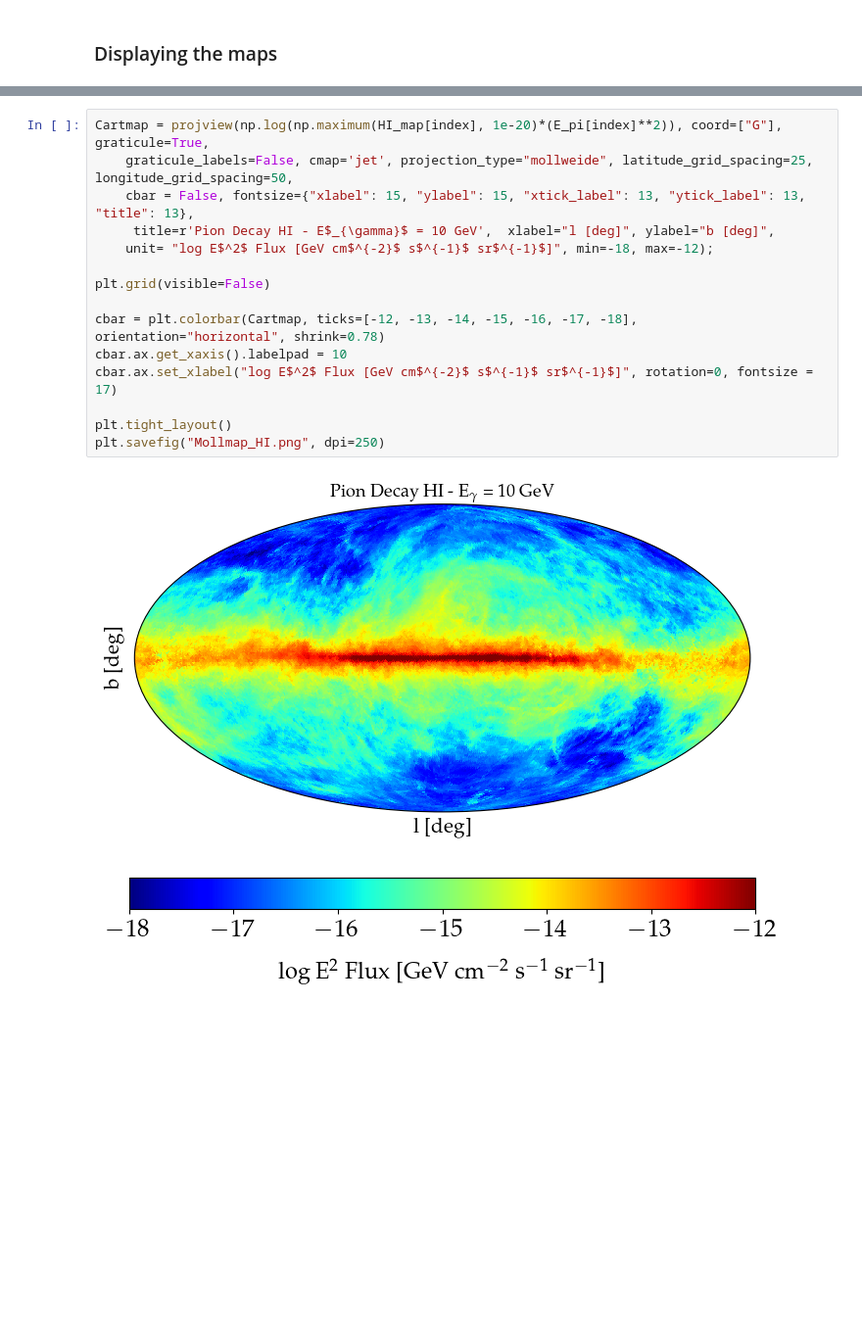
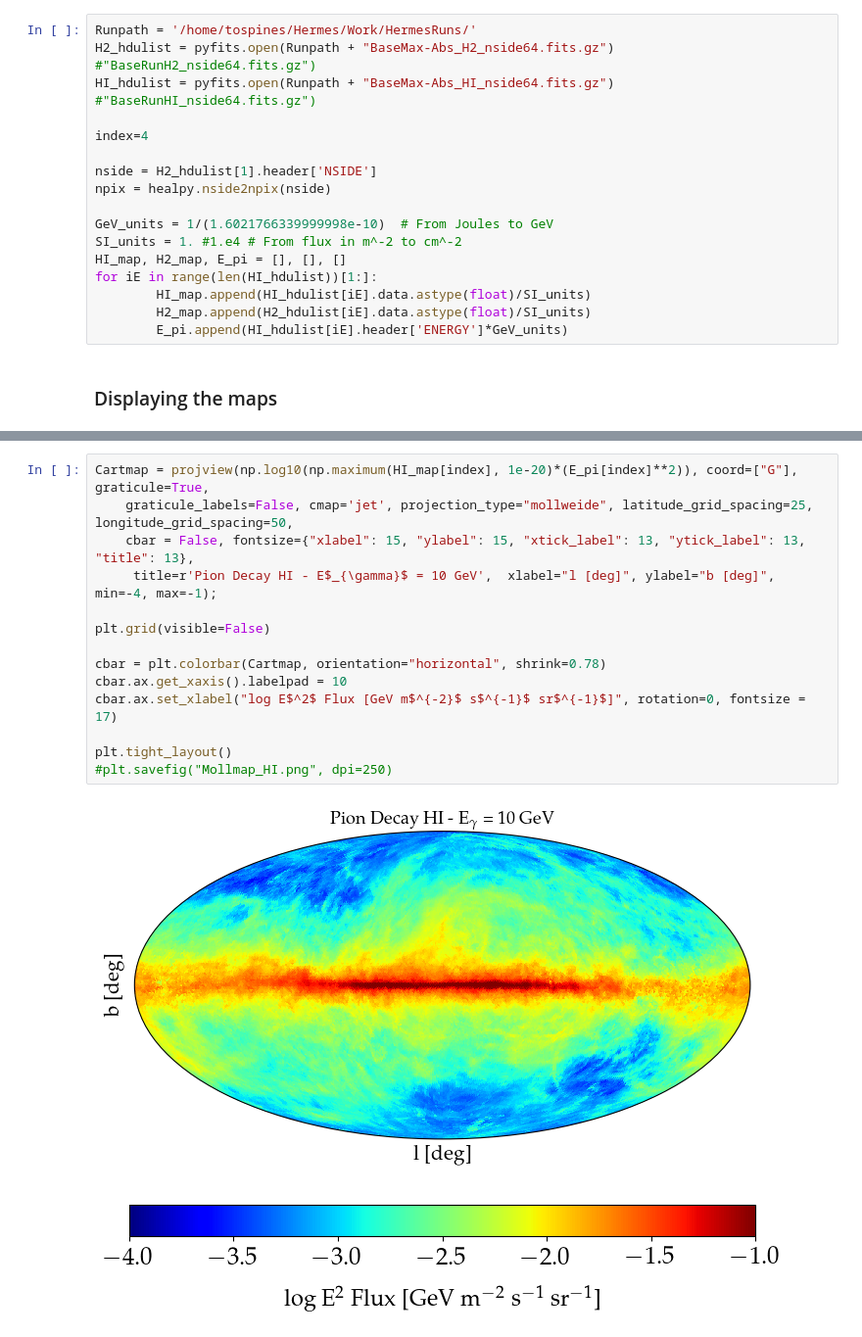
Before and after one commit to tospines/Hermes_python_Examples, a Jupyter notebook: Hermes_HadronicGammaMap_example.ipynb, the cells around one changed output, grey strips where cells are left out. Shown at 98% size. Cells and saved outputs as stored; diff of their text form; blank space fills up the shorter version.

```diff
--- a/Hermes_HadronicGammaMap_example.ipynb
+++ b/Hermes_HadronicGammaMap_example.ipynb
@@ -136,6 +136,23 @@ E_pi = energy_vector/GeV
 #        HI_map.append(HI_hdulist[iE].data.astype(float)/SI_units)
 #        H2_map.append(H2_hdulist[iE].data.astype(float)/SI_units)
 #        E_pi.append(HI_hdulist[iE].header['ENERGY']*GeV_units)
+# %%
+Runpath = '/home/tospines/Hermes/Work/HermesRuns/'
+H2_hdulist = pyfits.open(Runpath + "BaseMax-Abs_H2_nside64.fits.gz")  #"BaseRunH2_nside64.fits.gz")
+HI_hdulist = pyfits.open(Runpath + "BaseMax-Abs_HI_nside64.fits.gz")  #"BaseRunHI_nside64.fits.gz")
+
+index=4
+
+nside = H2_hdulist[1].header['NSIDE']
+npix = healpy.nside2npix(nside)
+
+GeV_units = 1/(1.6021766339999998e-10)  # From Joules to GeV
+SI_units = 1. #1.e4 # From flux in m^-2 to cm^-2
+HI_map, H2_map, E_pi = [], [], []
+for iE in range(len(HI_hdulist))[1:]:
+        HI_map.append(HI_hdulist[iE].data.astype(float)/SI_units)
+        H2_map.append(H2_hdulist[iE].data.astype(float)/SI_units)
+        E_pi.append(HI_hdulist[iE].header['ENERGY']*GeV_units)
 # %% [markdown]
 ### Displaying the maps
 # %%
@@ -160,18 +177,17 @@ plt.savefig("Cartmap_HI.png", dpi=250)
 # %%
-Cartmap = projview(np.log(np.maximum(HI_map[index], 1e-20)*(E_pi[index]**2)), coord=["G"], graticule=True,
+Cartmap = projview(np.log10(np.maximum(HI_map[index], 1e-20)*(E_pi[index]**2)), coord=["G"], graticule=True,
     graticule_labels=False, cmap='jet', projection_type="mollweide", latitude_grid_spacing=25, longitude_grid_spacing=50,
     cbar = False, fontsize={"xlabel": 15, "ylabel": 15, "xtick_label": 13, "ytick_label": 13, "title": 13},
-     title=r'Pion Decay HI - E$_{\gamma}$ = 10 GeV',  xlabel="l [deg]", ylabel="b [deg]",
-    unit= "log E$^2$ Flux [GeV cm$^{-2}$ s$^{-1}$ sr$^{-1}$]", min=-18, max=-12);
+     title=r'Pion Decay HI - E$_{\gamma}$ = 10 GeV',  xlabel="l [deg]", ylabel="b [deg]", min=-4, max=-1);
 
 plt.grid(visible=False)
 
-cbar = plt.colorbar(Cartmap, ticks=[-12, -13, -14, -15, -16, -17, -18], orientation="horizontal", shrink=0.78)
+cbar = plt.colorbar(Cartmap, orientation="horizontal", shrink=0.78)
 cbar.ax.get_xaxis().labelpad = 10
-cbar.ax.set_xlabel("log E$^2$ Flux [GeV cm$^{-2}$ s$^{-1}$ sr$^{-1}$]", rotation=0, fontsize = 17)
+cbar.ax.set_xlabel("log E$^2$ Flux [GeV m$^{-2}$ s$^{-1}$ sr$^{-1}$]", rotation=0, fontsize = 17)
 
 plt.tight_layout()
-plt.savefig("Mollmap_HI.png", dpi=250)
+#plt.savefig("Mollmap_HI.png", dpi=250)
 # %% [output]
-[figure, old version]
+[figure, new version]
 # %%
```
Also changed, not shown: parts of 3 cells of this notebook.
